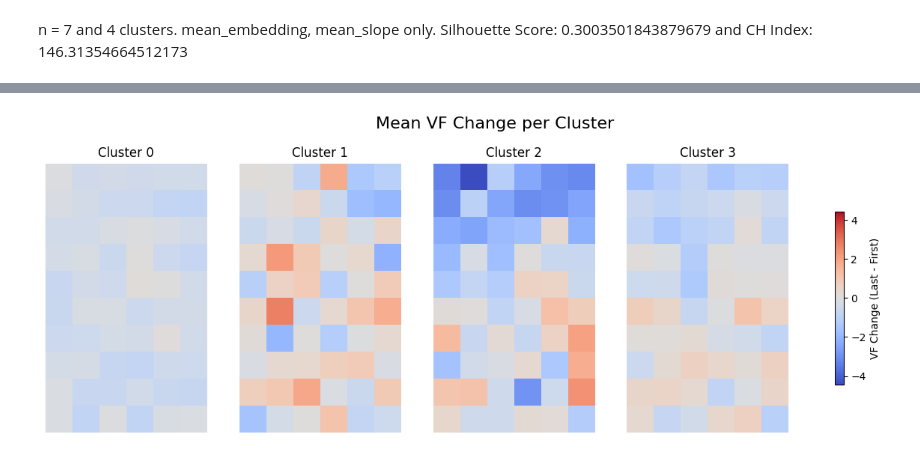
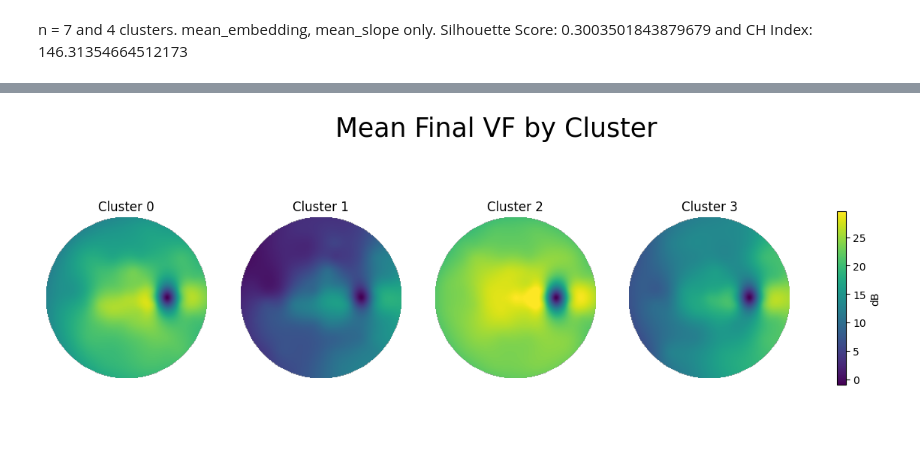
Before and after one commit to lilyhirano/Visual-Field-Analysis, a Jupyter notebook: unsupervised_model/test.ipynb, the cells around one changed output, grey strips where cells are left out. Saved outputs shown, nothing was run; the diff lists cells and outputs as text; code cells hidden in the pictures; blank space fills up the shorter version.

```diff
--- a/unsupervised_model/test.ipynb
+++ b/unsupervised_model/test.ipynb
@@ -210,32 +211,35 @@ Text(0.5, 0.98, 'Mean Progression Slope per Cluster')
-# %%
-cluster_diff_vf = {}
-for c, idx in clusters.items():
-    diffs = []
-    for i in idx:
-        valid_visits = patients[i][masks[i]==1]  # only real visits
-        if len(valid_visits) > 1:
-            diff = valid_visits[-1] - valid_visits[0]  # last - first
-            diffs.append(diff)
-    cluster_diff_vf[c] = np.mean(diffs, axis=0)
-
-
-rows, cols = 10, 6  # adjust to your VF layout
-n_clusters = len(clusters)
-fig, axes = plt.subplots(1, n_clusters, figsize=(4*n_clusters, 5))
-
-vmin = min([cluster_diff_vf[c].min() for c in clusters])
-vmax = max([cluster_diff_vf[c].max() for c in clusters])
-vmax = max(abs(vmin), abs(vmax))  # symmetric color scale
-vmin = -vmax
-
-for ax, c in zip(axes, clusters):
-    diff = cluster_diff_vf[c].reshape(rows, cols)
-    im = ax.imshow(diff, cmap='coolwarm', vmin=vmin, vmax=vmax)
-    ax.set_title(f"Cluster {c}")
-    ax.axis('off')
-
-fig.colorbar(im, ax=axes.ravel().tolist(), shrink=0.6, label='VF Change (Last - First)')
-plt.suptitle("Mean VF Change per Cluster", fontsize=16)
-plt.show()
-# %% [output]
-[figure, removed]
+# %%
+def last_visit_per_patient(patients, masks):
+    N, T, P = patients.shape
+    last_visits = np.full((N, P), np.nan, dtype=float)
+    for i in range(N):
+        valid_idx = np.where(masks[i] == 1)[0]
+        if valid_idx.size > 0:
+            last_idx = valid_idx[-1]
+            last_visits[i] = patients[i, last_idx]
+    return last_visits
+# %%
+last_visits = last_visit_per_patient(patients, masks)
+
+last_means = {
+    c: np.nanmean(last_visits[idx], axis=0)
+    for c, idx in clusters.items()
+}
+
+all_vals = np.concatenate([last_means[c] for c in clusters])
+vmin, vmax = all_vals.min(), all_vals.max()
+
+
+n_clusters = len(clusters)
+fig, axes = plt.subplots(1, n_clusters, figsize=(4*n_clusters, 5))
+
+for ax, c in zip(axes, clusters):
+    vals = last_means[c]
+    im = plot_interpolated_vf(vals, ax=ax, cmap='viridis',
+                              title=f"Cluster {c}", vmin=vmin, vmax=vmax)
+
+fig.colorbar(im, ax=axes, shrink=0.6, label='dB')
+fig.suptitle("Mean Final VF by Cluster", fontsize=25)
+plt.show()
+# %% [output]
+[figure, added]
```
Also changed, not shown: parts of 16 cells of this notebook, 10 other files.
